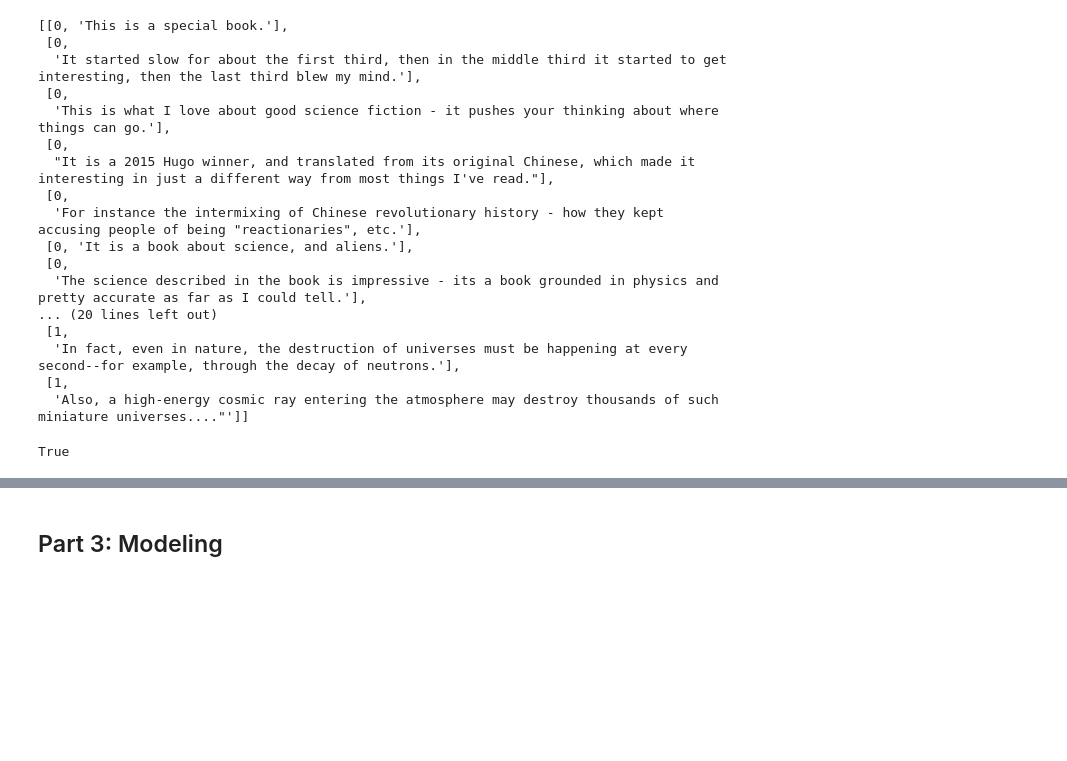
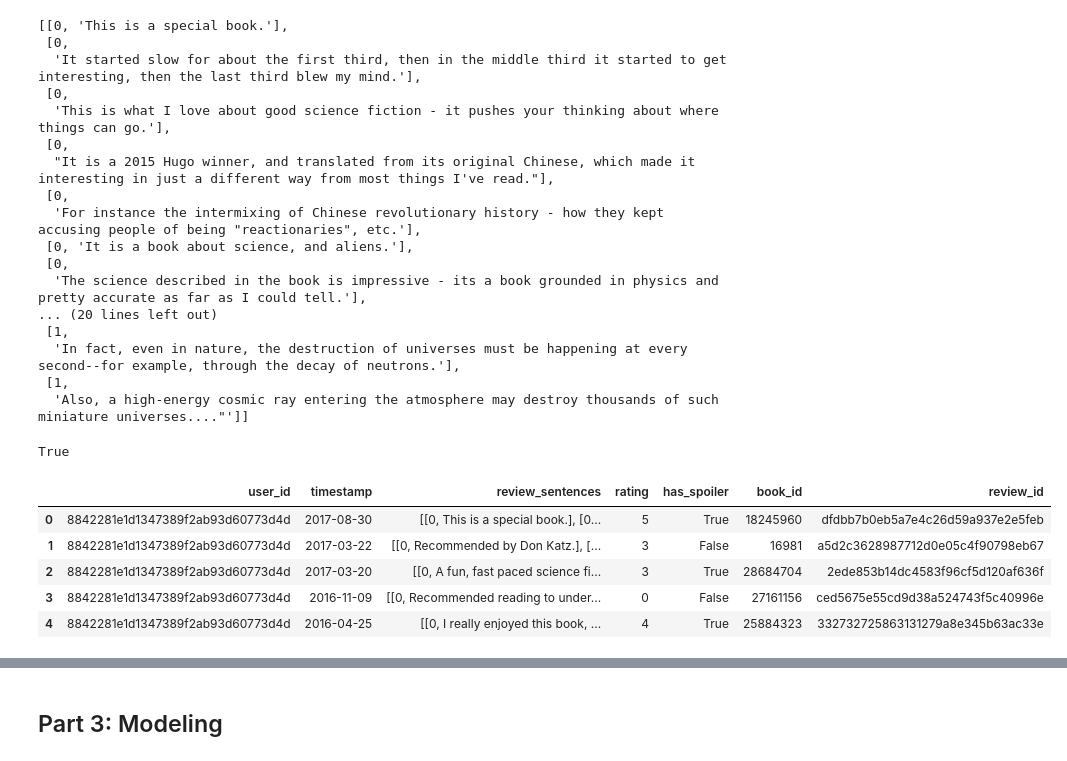
Before and after one commit to jontruong05/cse158-assignment2, a Jupyter notebook: workbook.ipynb, the cells around one changed output, grey strips where cells are left out. Saved outputs shown, nothing was run; the diff lists cells and outputs as text; code cells hidden in the pictures; blank space fills up the shorter version.

```diff
--- a/workbook.ipynb
+++ b/workbook.ipynb
@@ -67,3 +57,13 @@ datum['review_sentences']
 datum['has_spoiler']
 # %% [output]
 True
+# %%
+df = pd.DataFrame(data)
+df.head()
+# %% [output]
+|  | user_id | timestamp | review_sentences | rating | has_spoiler | book_id | review_id |
+| 0 | 8842281e1d1347389f2ab93d60773d4d | 2017-08-30 | [[0, This is a special book.], [0... | 5 | True | 18245960 | dfdbb7b0eb5a7e4c26d59a937e2e5feb |
+| 1 | 8842281e1d1347389f2ab93d60773d4d | 2017-03-22 | [[0, Recommended by Don Katz.], [... | 3 | False | 16981 | a5d2c3628987712d0e05c4f90798eb67 |
+| 2 | 8842281e1d1347389f2ab93d60773d4d | 2017-03-20 | [[0, A fun, fast paced science fi... | 3 | True | 28684704 | 2ede853b14dc4583f96cf5d120af636f |
+| 3 | 8842281e1d1347389f2ab93d60773d4d | 2016-11-09 | [[0, Recommended reading to under... | 0 | False | 27161156 | ced5675e55cd9d38a524743f5c40996e |
+| 4 | 8842281e1d1347389f2ab93d60773d4d | 2016-04-25 | [[0, I really enjoyed this book, ... | 4 | True | 25884323 | 332732725863131279a8e345b63ac33e |
```
Also changed, not shown: parts of 11 cells of this notebook.
